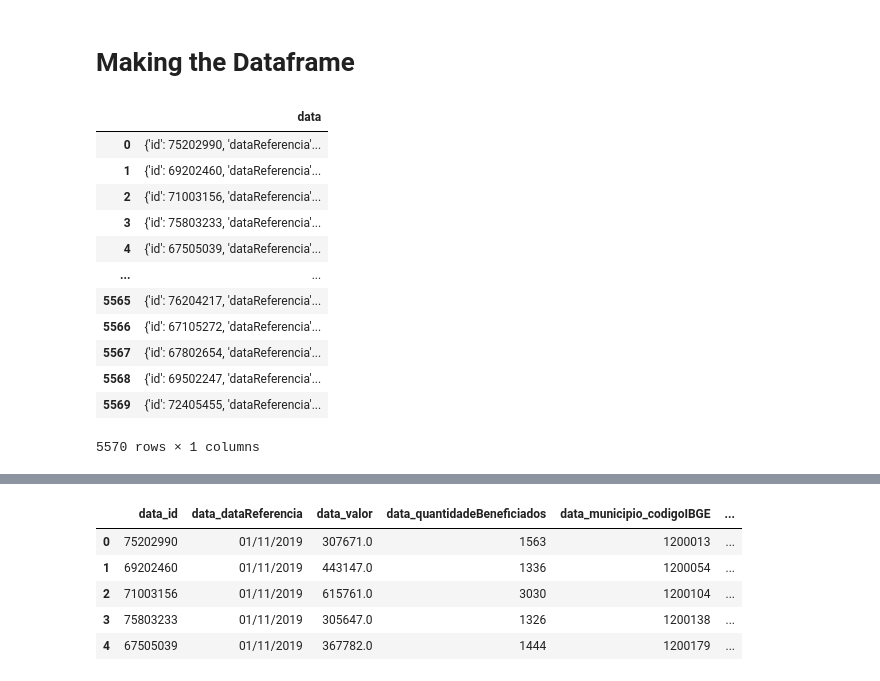
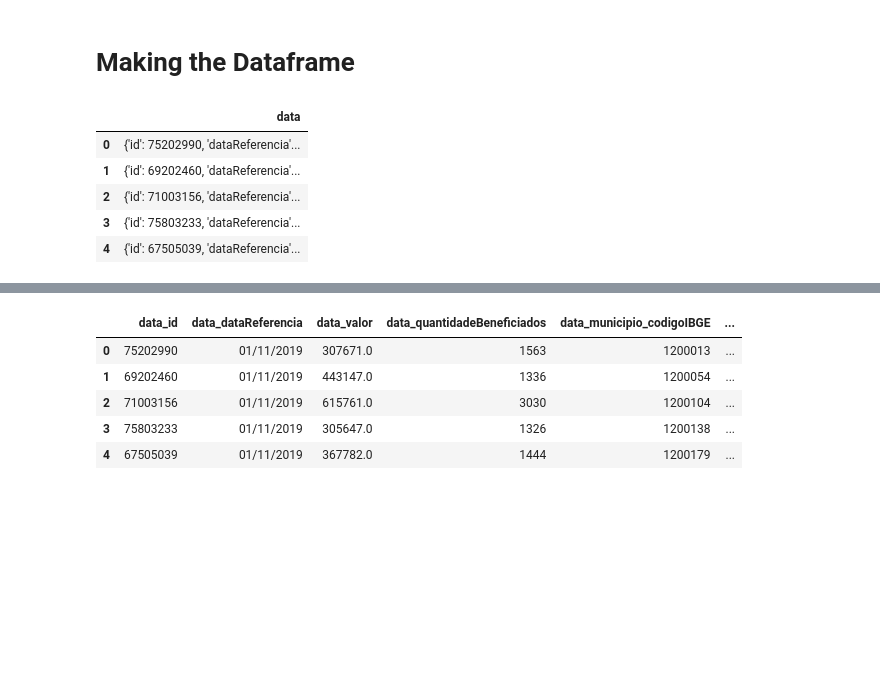
Before and after one commit to nilson-roman/data-project, a Jupyter notebook: data-api_web_training/treino_api.ipynb, the cells around one changed output, grey strips where cells are left out. Saved outputs shown, nothing was run; the diff lists cells and outputs as text; code cells hidden in the pictures; blank space fills up the shorter version.

```diff
--- a/data-api_web_training/treino_api.ipynb
+++ b/data-api_web_training/treino_api.ipynb
@@ -205,21 +179,14 @@ len(lst_final)
 # %%
 # Now with all my json files I can create my dataframe
 data = pd.DataFrame(lst_final,columns=['data'])
-data
+data.head()
 # %% [output]
 |  | data |
 | 0 | {'id': 75202990, 'dataReferencia'... |
 | 1 | {'id': 69202460, 'dataReferencia'... |
 | 2 | {'id': 71003156, 'dataReferencia'... |
 | 3 | {'id': 75803233, 'dataReferencia'... |
 | 4 | {'id': 67505039, 'dataReferencia'... |
-| ... | ... |
-| 5565 | {'id': 76204217, 'dataReferencia'... |
-| 5566 | {'id': 67105272, 'dataReferencia'... |
-| 5567 | {'id': 67802654, 'dataReferencia'... |
-| 5568 | {'id': 69502247, 'dataReferencia'... |
-| 5569 | {'id': 72405455, 'dataReferencia'... |
-5570 rows × 1 columns
 # %%
 # flattening the data
 data = flatten(data, ['data'])
```
Also changed, not shown: parts of 15 cells of this notebook.
